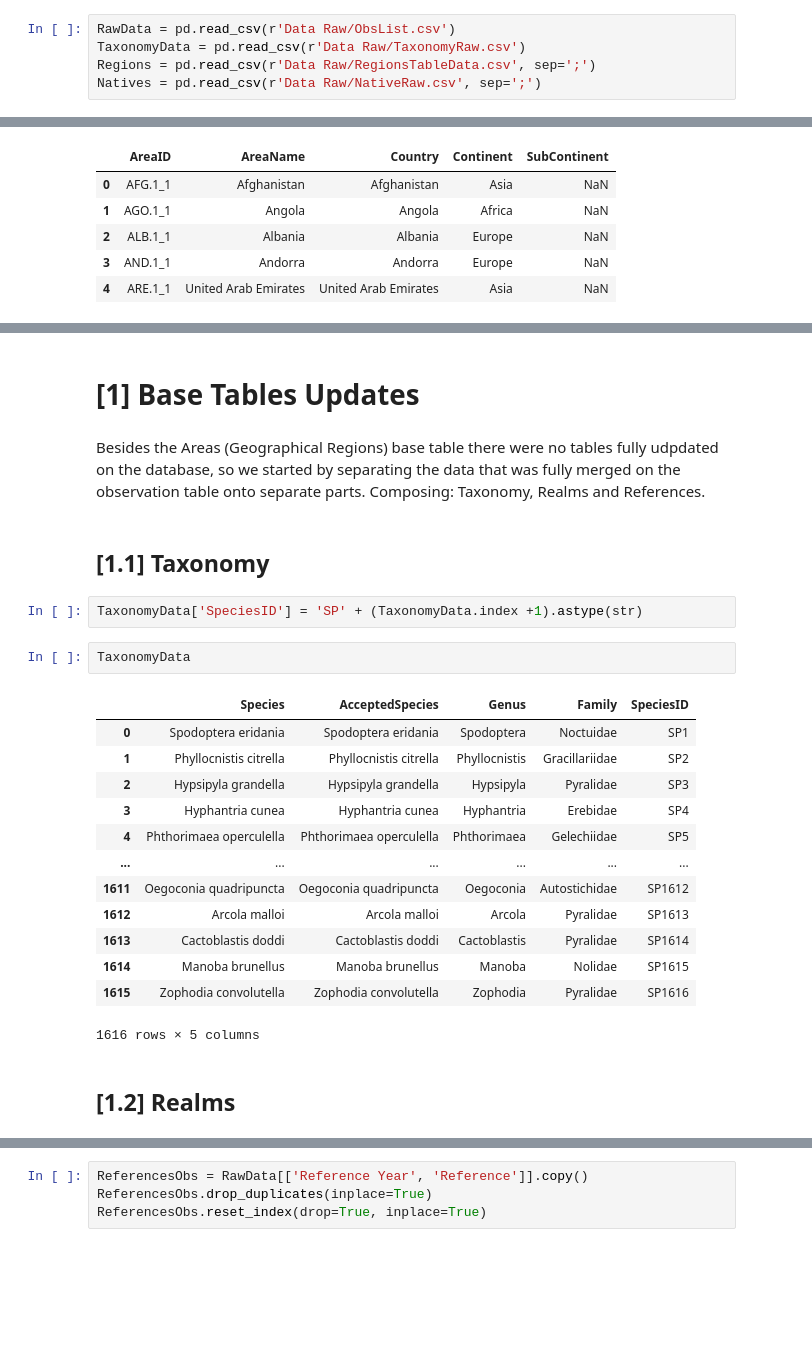
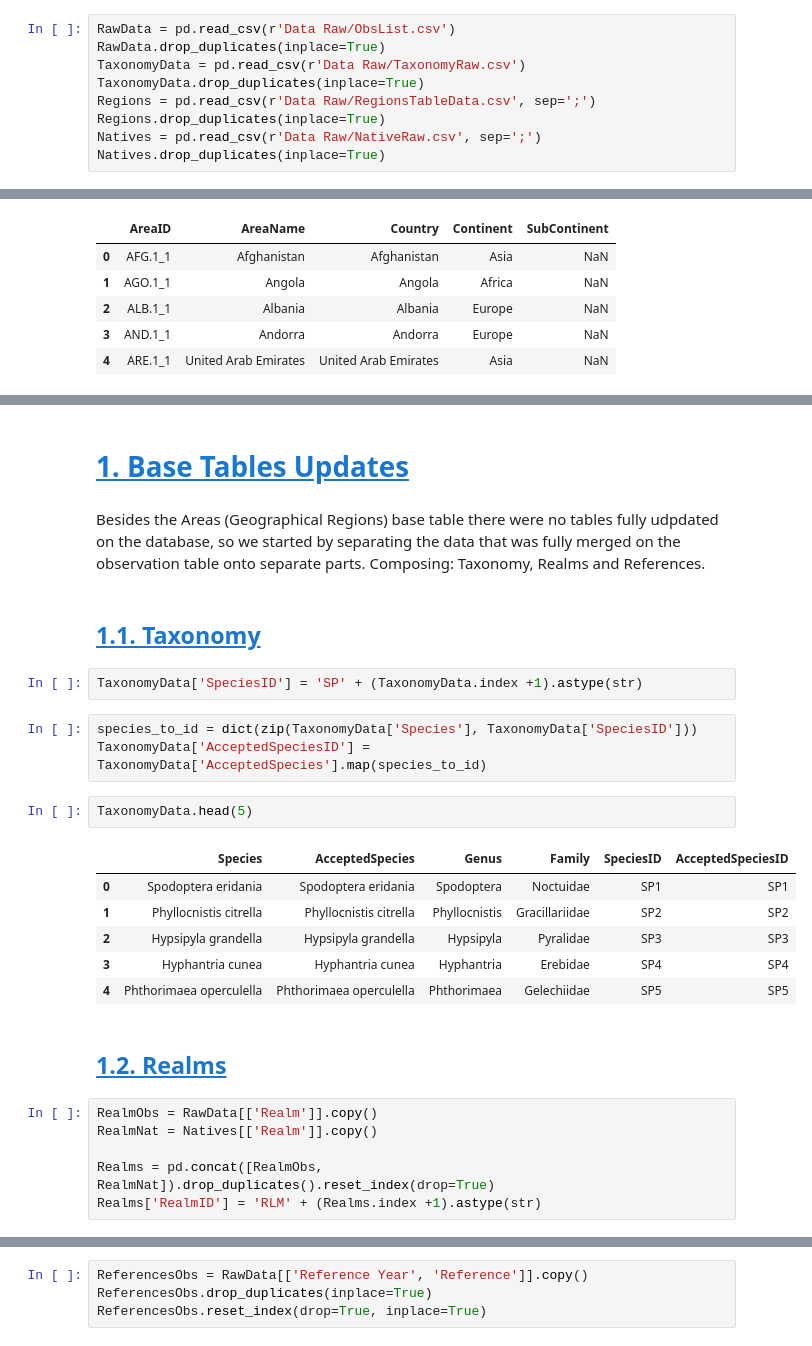
Before and after one commit to hncouto/Global_Database_on_Non-native_Lepidoptera, a Jupyter notebook: DatabaseCreation.ipynb, the cells around one changed output, grey strips where cells are left out. Saved outputs shown, nothing was run; the diff lists cells and outputs as text; blank space fills up the shorter version.

Commit message:
Update DatabaseCreation.ipynb
Markdown for better readability, final clearing on native distributions for future sqlite3 import.

```diff
--- a/DatabaseCreation.ipynb
+++ b/DatabaseCreation.ipynb
@@ -6,8 +29,12 @@ import sqlite3
 # %%
 RawData = pd.read_csv(r'Data Raw/ObsList.csv')
+RawData.drop_duplicates(inplace=True)
 TaxonomyData = pd.read_csv(r'Data Raw/TaxonomyRaw.csv')
+TaxonomyData.drop_duplicates(inplace=True)
 Regions = pd.read_csv(r'Data Raw/RegionsTableData.csv', sep=';')
+Regions.drop_duplicates(inplace=True)
 Natives = pd.read_csv(r'Data Raw/NativeRaw.csv', sep=';')
+Natives.drop_duplicates(inplace=True)
 # %%
 RawData.head(5)
 # %% [output]
@@ -45,28 +72,30 @@ Natives.head(5)
 | 3 | Zomariana doxasticana | Zomariana doxasticana | Australia | Australian | 0 | 2001 | Hoare, R. (2001). Adventive speci... |
 | 4 | Coleophora striatipennella | Coleophora striatipennella | Europe | Palearctic | 0 | 2001 | Hoare, R. (2001). Adventive speci... |
 # %% [markdown]
-# [1] Base Tables Updates
+# <a id='toc1_'></a> [1. Base Tables Updates](#toc00_)
 # %% [markdown]
 Besides the Areas (Geographical Regions) base table there were no tables fully udpdated on the database, so we started by separating the data that was fully merged on the observation table onto separate parts. Composing: Taxonomy, Realms and References.
 # %% [markdown]
-## [1.1] Taxonomy
+## <a id='toc1_1_'></a> [1.1. Taxonomy](#toc1_)
 # %%
 TaxonomyData['SpeciesID'] = 'SP' + (TaxonomyData.index +1).astype(str)
+# %%
+species_to_id = dict(zip(TaxonomyData['Species'], TaxonomyData['SpeciesID']))
+TaxonomyData['AcceptedSpeciesID'] = TaxonomyData['AcceptedSpecies'].map(species_to_id)
 # %%
-TaxonomyData
+TaxonomyData.head(5)
 # %% [output]
-|  | Species | AcceptedSpecies | Genus | Family | SpeciesID |
-| 0 | Spodoptera eridania | Spodoptera eridania | Spodoptera | Noctuidae | SP1 |
-| 1 | Phyllocnistis citrella | Phyllocnistis citrella | Phyllocnistis | Gracillariidae | SP2 |
-| 2 | Hypsipyla grandella | Hypsipyla grandella | Hypsipyla | Pyralidae | SP3 |
-| 3 | Hyphantria cunea | Hyphantria cunea | Hyphantria | Erebidae | SP4 |
-| 4 | Phthorimaea operculella | Phthorimaea operculella | Phthorimaea | Gelechiidae | SP5 |
-| ... | ... | ... | ... | ... | ... |
-| 1611 | Oegoconia quadripuncta | Oegoconia quadripuncta | Oegoconia | Autostichidae | SP1612 |
-| 1612 | Arcola malloi | Arcola malloi | Arcola | Pyralidae | SP1613 |
-| 1613 | Cactoblastis doddi | Cactoblastis doddi | Cactoblastis | Pyralidae | SP1614 |
-| 1614 | Manoba brunellus | Manoba brunellus | Manoba | Nolidae | SP1615 |
-| 1615 | Zophodia convolutella | Zophodia convolutella | Zophodia | Pyralidae | SP1616 |
+|  | Species | AcceptedSpecies | Genus | Family | SpeciesID | AcceptedSpeciesID |
+| 0 | Spodoptera eridania | Spodoptera eridania | Spodoptera | Noctuidae | SP1 | SP1 |
+| 1 | Phyllocnistis citrella | Phyllocnistis citrella | Phyllocnistis | Gracillariidae | SP2 | SP2 |
+| 2 | Hypsipyla grandella | Hypsipyla grandella | Hypsipyla | Pyralidae | SP3 | SP3 |
+| 3 | Hyphantria cunea | Hyphantria cunea | Hyphantria | Erebidae | SP4 | SP4 |
+| 4 | Phthorimaea operculella | Phthorimaea operculella | Phthorimaea | Gelechiidae | SP5 | SP5 |
-1616 rows × 5 columns
 # %% [markdown]
-## [1.2] Realms
+## <a id='toc1_2_'></a> [1.2. Realms](#toc1_)
+# %%
+RealmObs = RawData[['Realm']].copy()
+RealmNat = Natives[['Realm']].copy()
+
+Realms = pd.concat([RealmObs, RealmNat]).drop_duplicates().reset_index(drop=True)
+Realms['RealmID'] = 'RLM' + (Realms.index +1).astype(str)
```
Also changed, not shown: parts of 37 cells of this notebook.
